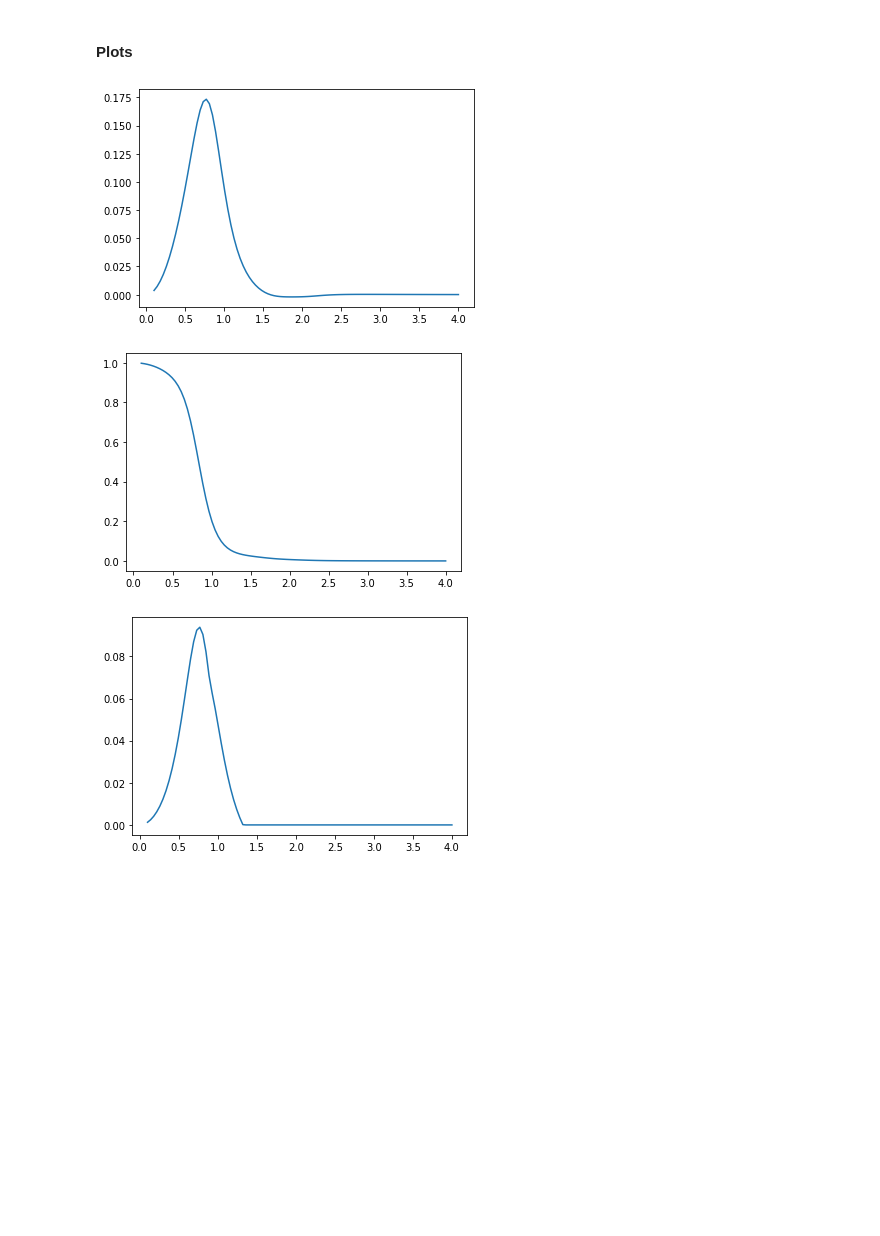
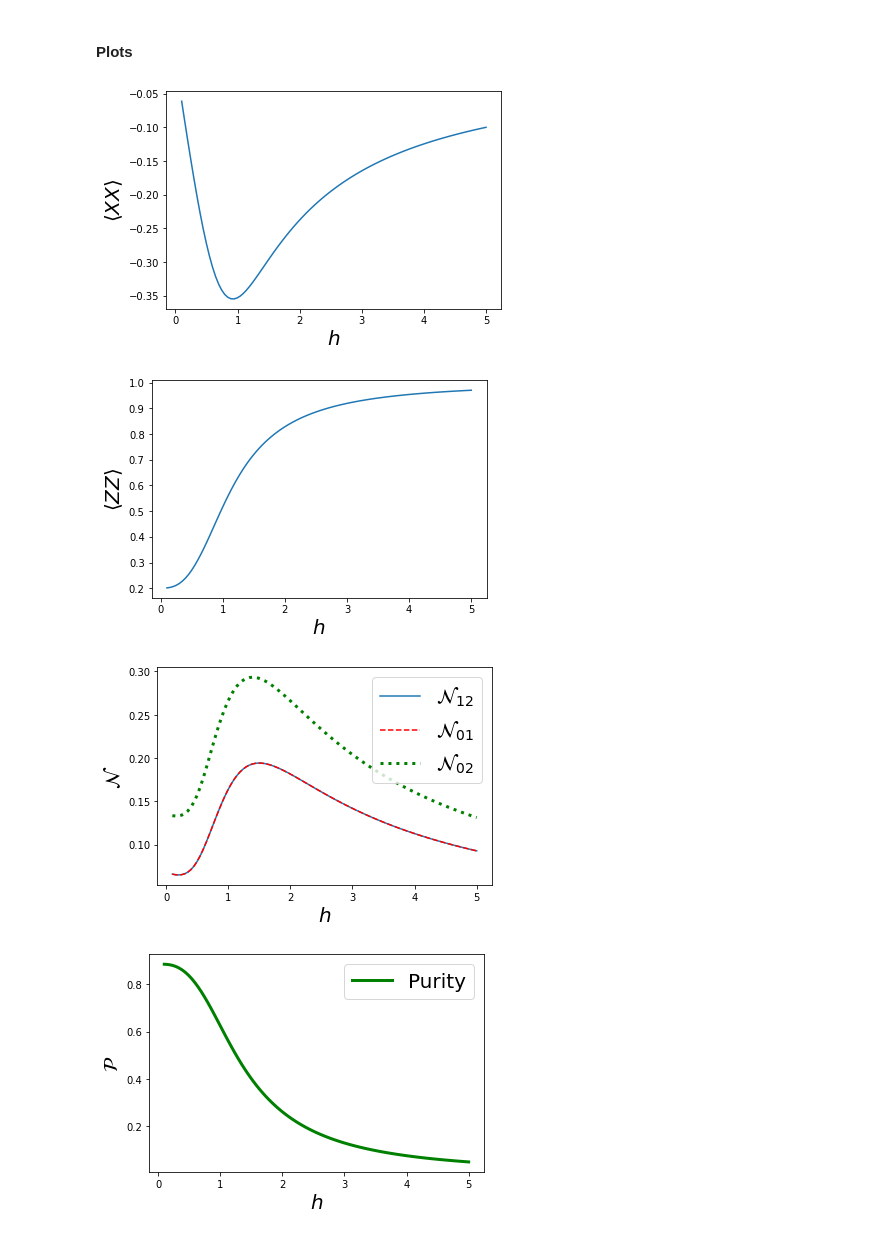
Before and after one commit to emacosta95/ManyBodySystemQutip, a Jupyter notebook: qutip_lab.ipynb, the cells around one changed output. Saved outputs shown, nothing was run; the diff lists cells and outputs as text; code cells hidden in the pictures; blank space fills up the shorter version.

```diff
--- a/qutip_lab.ipynb
+++ b/qutip_lab.ipynb
@@ -337,11 +288,15 @@ from tqdm import tqdm
 # %%
 size:int=5
 j:float=1.
-h_grid:np.ndarray=np.linspace(0.1,4,100)
-coupling_noise:float=0.5
-dir_coupling:Tuple[str]=('z','z')
-dir_field:str='x'
+h_grid:np.ndarray=np.linspace(0.1,5,100)
+coupling_noise:float=1.
+dir_coupling:Tuple[str]=('x','x')
+dir_field:str='z'
 dir_noise:str='-'
+
+method='svd'
+# method='iterative-lgmres'
+# method='direct'
 
 # define the noise operators
 cs:List[AbstractOperator]=[]
@@ -360,13 +315,14 @@ neg02=[]
 neg12=[]
 xx_vs_h=[]
 zz_vs_h=[]
+purity=[]
 
 tqdm_iterator=tqdm(h_grid)
 
 for h in tqdm_iterator:
     zz_x=IsingHamiltonian(direction_couplings=[dir_coupling],field_directions=[dir_field],pbc=True,size=size,js=[j],hs=[h])
     zz_x_minus=SteadyStateSolver(hamiltonian=zz_x,dissipative_ops=cs)
-    zz_x_minus.get_steady_state()
+    zz_x_minus.get_steady_state(method=method)
     # compute the negativity
     neg01.append(zz_x_minus.negativity([0,1]))
     neg02.append(zz_x_minus.negativity([0,2]))
@@ -375,20 +331,40 @@ for h in tqdm_iterator:
     # compute the correlations
     xx_vs_h.append(xx.expect_value(zz_x_minus.steady_state))
     zz_vs_h.append(zz.expect_value(zz_x_minus.steady_state))
+
+    #purity
+    purity.append(zz_x_minus.purity())
 # %% [markdown]
 #### Plots
-# %%
-import matplotlib.pyplot as plt
-
-plt.plot(h_grid[0:len(xx_vs_h)],xx_vs_h)
-plt.show()
-
-plt.plot(h_grid[0:len(xx_vs_h)],zz_vs_h)
-plt.show()
-
-plt.plot(h_grid[0:len(xx_vs_h)],neg12)
-plt.show()
-# %% [output]
-[figure, removed]
-[figure, removed]
-[figure, removed]
+# %%
+import matplotlib.pyplot as plt
+
+plt.plot(h_grid[0:len(xx_vs_h)],xx_vs_h)
+plt.xlabel(r'$h$',fontsize=20)
+plt.ylabel(r'$\langle XX\rangle$',fontsize=20)
+plt.show()
+
+plt.plot(h_grid[0:len(xx_vs_h)],zz_vs_h)
+plt.xlabel(r'$h$',fontsize=20)
+plt.ylabel(r'$\langle ZZ\rangle$',fontsize=20)
+plt.show()
+
+plt.plot(h_grid[0:len(xx_vs_h)],neg12,label=r'$\mathcal{N}_{12}$')
+plt.plot(h_grid[0:len(xx_vs_h)],neg01,label=r'$\mathcal{N}_{01}$',linestyle='--',color='red')
+plt.plot(h_grid[0:len(xx_vs_h)],neg02,label=r'$\mathcal{N}_{02}$',linestyle=':',linewidth=3,color='green')
+
+plt.xlabel(r'$h$',fontsize=20)
+plt.ylabel(r'$\mathcal{N}$',fontsize=20)
+plt.legend(fontsize=20)
+plt.show()
+
+plt.plot(h_grid[0:len(xx_vs_h)],purity,label=r'Purity',linewidth=3,color='green')
+plt.xlabel(r'$h$',fontsize=20)
+plt.ylabel(r'$\mathcal{P}$',fontsize=20)
+plt.legend(fontsize=20)
+plt.show()
+# %% [output]
+[figure, added]
+[figure, added]
+[figure, added]
+[figure, added]
```
Also changed, not shown: parts of 7 cells of this notebook, 1 other file.
